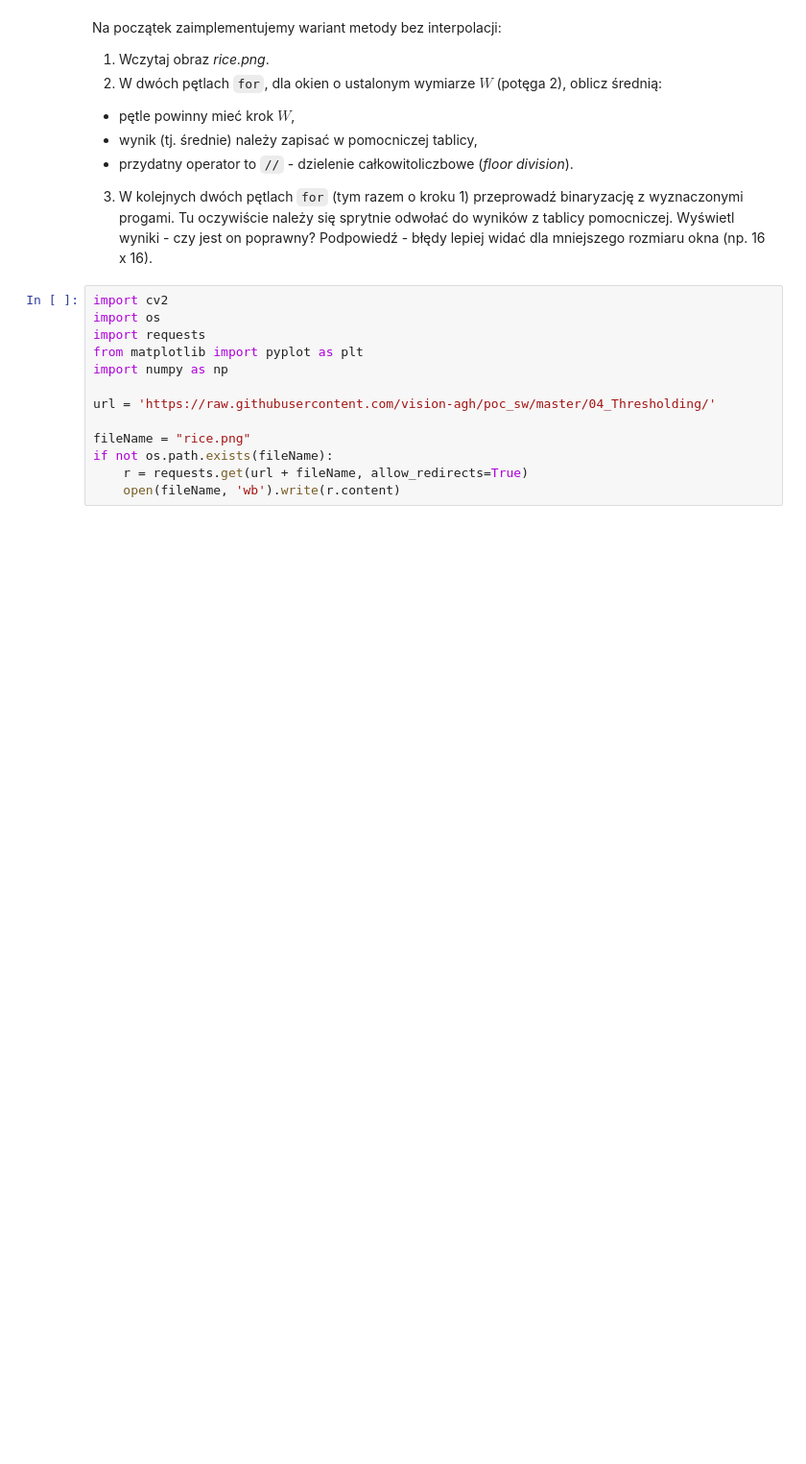
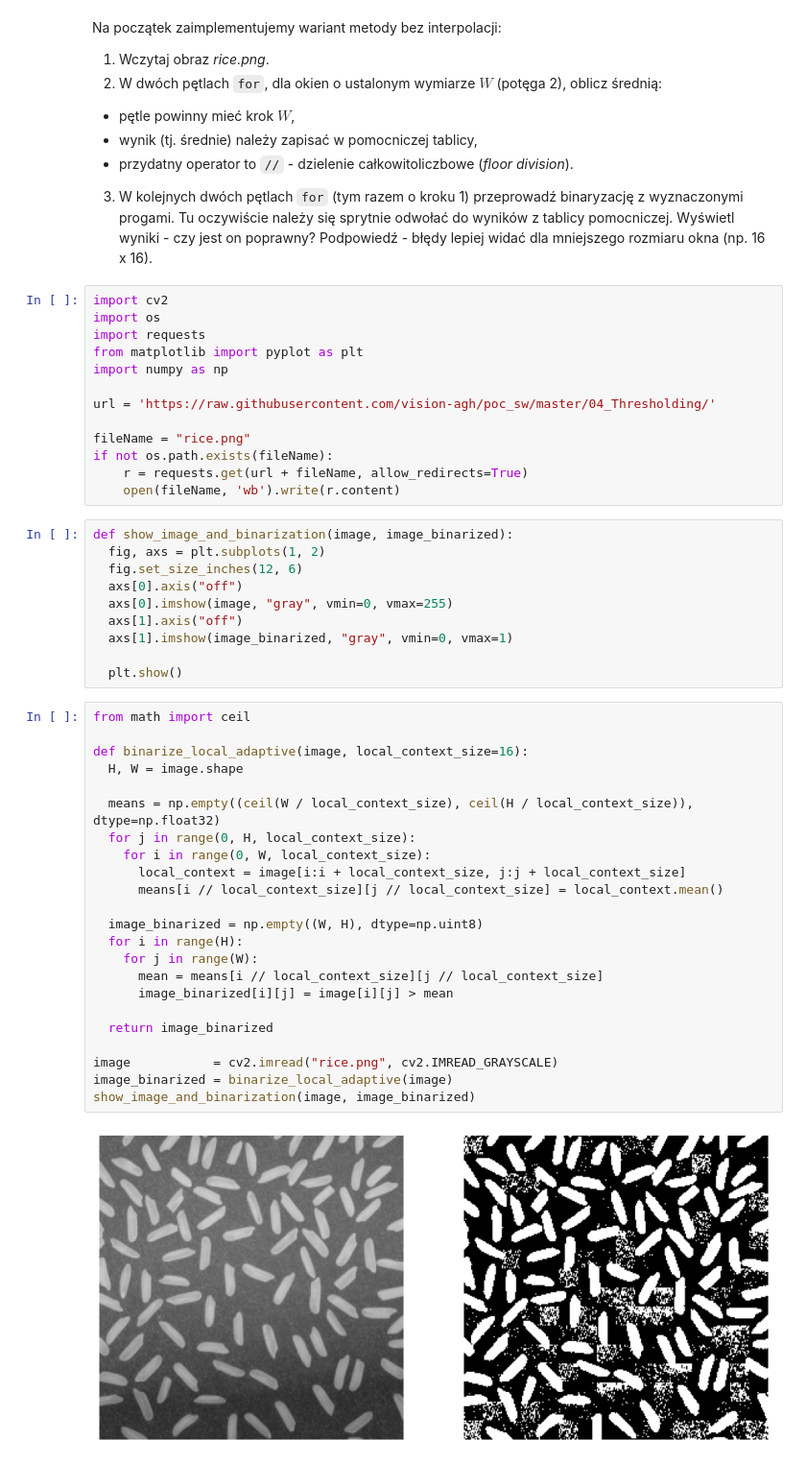
Before and after one commit to Szaroslav/introduction-to-digital-image-processing-agh-cs-course, a Jupyter notebook: lab4/lab4-home-assignment.ipynb, the cells around one changed output. Shown at 96% size. Saved outputs shown, nothing was run; the diff lists cells and outputs as text; blank space fills up the shorter version.

```diff
--- a/lab4/lab4-home-assignment.ipynb
+++ b/lab4/lab4-home-assignment.ipynb
@@ -36,6 +36,41 @@ fileName = "rice.png"
 if not os.path.exists(fileName):
     r = requests.get(url + fileName, allow_redirects=True)
     open(fileName, 'wb').write(r.content)
+# %%
+def show_image_and_binarization(image, image_binarized):
+  fig, axs = plt.subplots(1, 2)
+  fig.set_size_inches(12, 6)
+  axs[0].axis("off")
+  axs[0].imshow(image, "gray", vmin=0, vmax=255)
+  axs[1].axis("off")
+  axs[1].imshow(image_binarized, "gray", vmin=0, vmax=1)
+
+  plt.show()
+# %%
+from math import ceil
+
+def binarize_local_adaptive(image, local_context_size=16):
+  H, W = image.shape
+
+  means = np.empty((ceil(W / local_context_size), ceil(H / local_context_size)), dtype=np.float32)
+  for j in range(0, H, local_context_size):
+    for i in range(0, W, local_context_size):
+      local_context = image[i:i + local_context_size, j:j + local_context_size]
+      means[i // local_context_size][j // local_context_size] = local_context.mean()
+
+  image_binarized = np.empty((W, H), dtype=np.uint8)
+  for i in range(H):
+    for j in range(W):
+      mean = means[i // local_context_size][j // local_context_size]
+      image_binarized[i][j] = image[i][j] > mean
+
+  return image_binarized
+
+image           = cv2.imread("rice.png", cv2.IMREAD_GRAYSCALE)
+image_binarized = binarize_local_adaptive(image)
+show_image_and_binarization(image, image_binarized)
+# %% [output]
+[figure, added]
 # %% [markdown]
 4. Rozwiązaniem problemu artefaktów na obrazie jest zastosowanie interpolacji.
    Próg binaryzacji dla danego piksela wyliczany jest na podstawie progów z sąsiednich okien.
```
Also changed, not shown: parts of 4 cells of this notebook.
